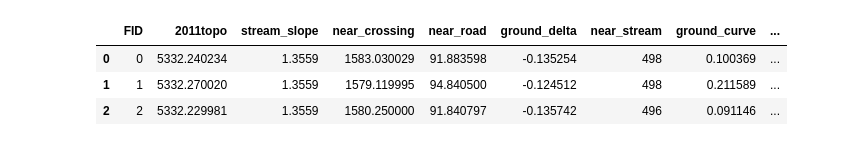
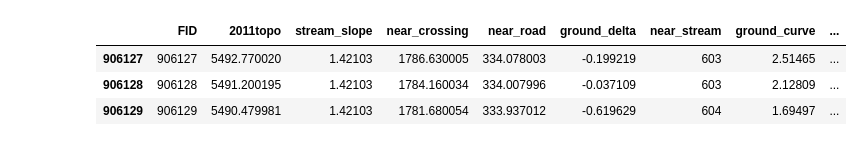
Before and after one commit to indielyt/Fluvial_Hazard_Zone_Prediction, a Jupyter notebook: 1_CMZ_ProblemStatement.ipynb, the cells around one changed output. Cells and saved outputs as stored; diff of their text form; code cells hidden in the pictures.

```diff
--- a/1_CMZ_ProblemStatement.ipynb
+++ b/1_CMZ_ProblemStatement.ipynb
@@ -33,9 +34,9 @@ from mapboxgl.viz import *
 # %%
 csv = r'/Users/Daniel/Documents/Programming/Project_Scripts/CMZ/data/SouthSaintVrain_points.csv'
 df = pd.read_csv(csv, header=0)
-df.head(3)
+df.tail(3)
 # %% [output]
 |  | FID | 2011topo | stream_slope | near_crossing | near_road | ground_delta | near_stream | ground_curve | ... |
-| 0 | 0 | 5332.240234 | 1.3559 | 1583.030029 | 91.883598 | -0.135254 | 498 | 0.100369 | ... |
-| 1 | 1 | 5332.270020 | 1.3559 | 1579.119995 | 94.840500 | -0.124512 | 498 | 0.211589 | ... |
-| 2 | 2 | 5332.229981 | 1.3559 | 1580.250000 | 91.840797 | -0.135742 | 496 | 0.091146 | ... |
+| 906127 | 906127 | 5492.770020 | 1.42103 | 1786.630005 | 334.078003 | -0.199219 | 603 | 2.51465 | ... |
+| 906128 | 906128 | 5491.200195 | 1.42103 | 1784.160034 | 334.007996 | -0.037109 | 603 | 2.12809 | ... |
+| 906129 | 906129 | 5490.479981 | 1.42103 | 1781.680054 | 333.937012 | -0.619629 | 604 | 1.69497 | ... |
```
Also changed, not shown: parts of 13 cells of this notebook.
